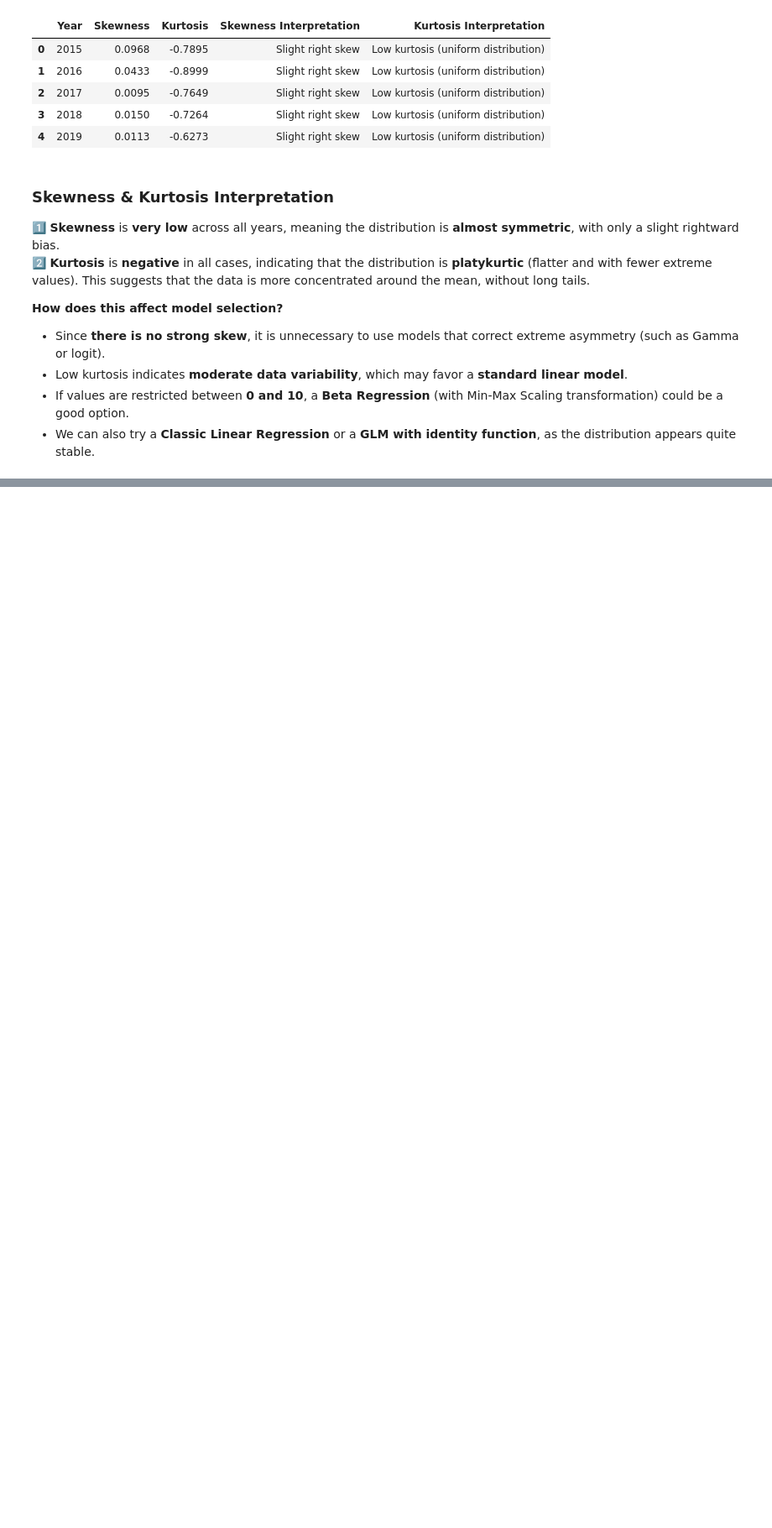
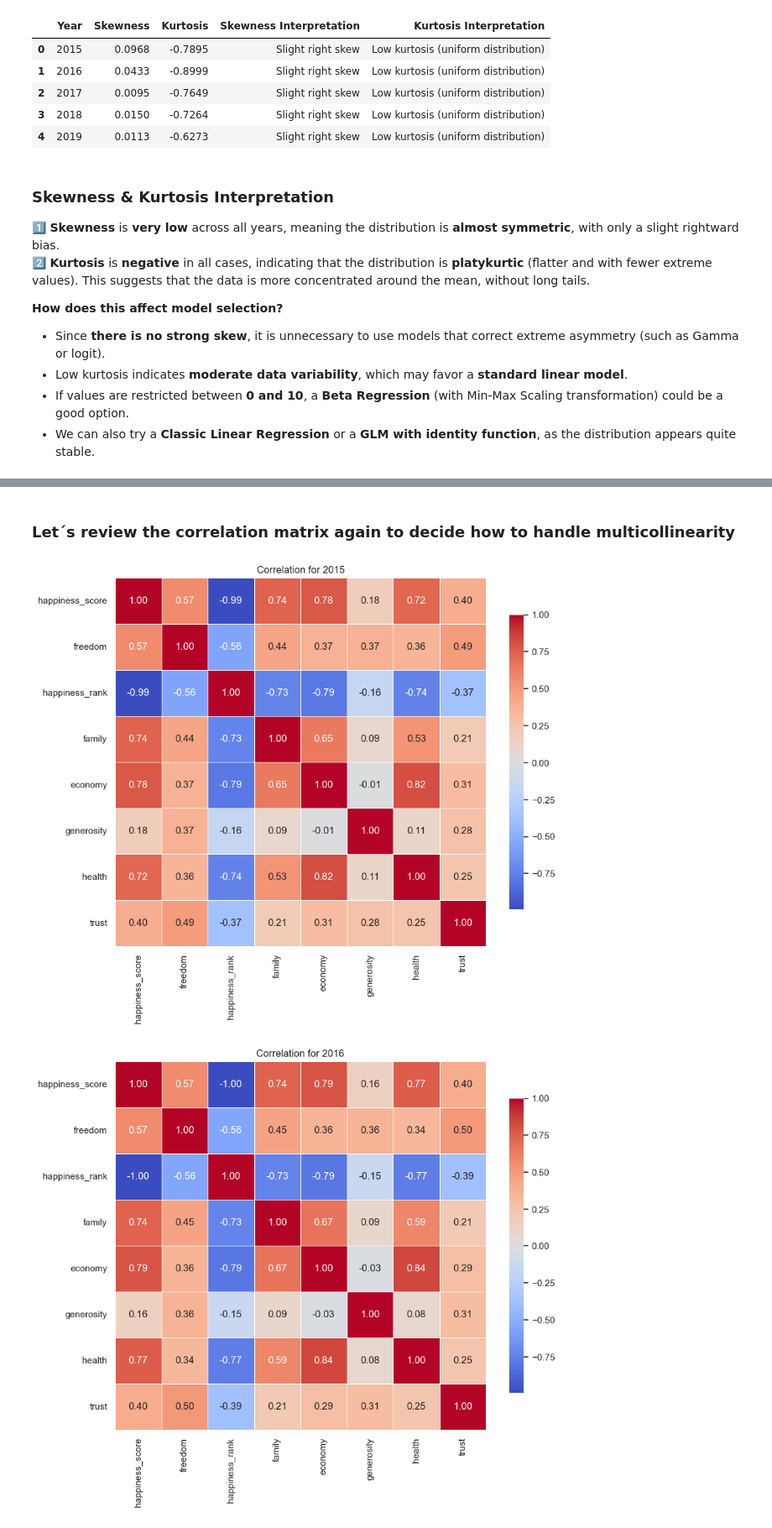
Before and after one commit to ntlg72/etl-workshop-3, a Jupyter notebook: notebooks/1.0-nlg-EDA.ipynb, the cells around one changed output, grey strips where cells are left out. Shown at 84% size. Saved outputs shown, nothing was run; the diff lists cells and outputs as text; code cells hidden in the pictures; blank space fills up the shorter version.

```diff
--- a/notebooks/1.0-nlg-EDA.ipynb
+++ b/notebooks/1.0-nlg-EDA.ipynb
@@ -552,0 +522,22 @@ However, it is also important to remember that the **happiness ranking (score)**
+# %%
+# Iterate over each year and calculate VIF and Tolerance for numeric predictors (excluding 'Happiness Score')
+for year, df in dfs.items():
+    # Select numeric columns and drop rows with missing values
+    predictors = df.select_dtypes(include=["number"]).dropna()
+
+    # Remove 'Happiness Score' if it exists
+    predictors = predictors.drop(columns=["happiness_score"], errors="ignore")
+
+    # Skip if not enough variables left
+    if predictors.shape[1] < 2:
+        print(f"\n⚠️ Not enough numeric variables to compute VIF for the year {year}.")
+        continue
+
+    # Compute VIF and Tolerance
+    vif_data = pd.DataFrame()
+    vif_data["Variable"] = predictors.columns
+    vif_data["VIF"] = [variance_inflation_factor(predictors.values, i) for i in range(predictors.shape[1])]
+    vif_data["Tolerance"] = 1 / vif_data["VIF"]
+
+    print(f"\n📊 VIF and Tolerance for the year {year} (excluding 'Happiness Score')")
+    print(vif_data.round(3))
@@ -552,0 +591,17 @@ However, it is also important to remember that the **happiness ranking (score)**
+# %% [markdown]
+### **Let´s review the correlation matrix again to decide how to handle multicollinearity**
+# %%
+for year, df in dfs.items():
+
+    df_numeric = df.select_dtypes(include=['number'])
+
+    corr = df_numeric.corr()
+
+    plt.figure(figsize=(10, 8))
+    sns.heatmap(corr, annot=True, cmap='coolwarm', fmt='.2f', linewidths=0.5, cbar_kws={'shrink': 0.8})
+
+    plt.title(f"Correlation for {year}")
+    plt.show()
+# %% [output]
+[figure, added]
+[figure, added]
```
Also changed, not shown: parts of 31 cells of this notebook, 4 other files.
